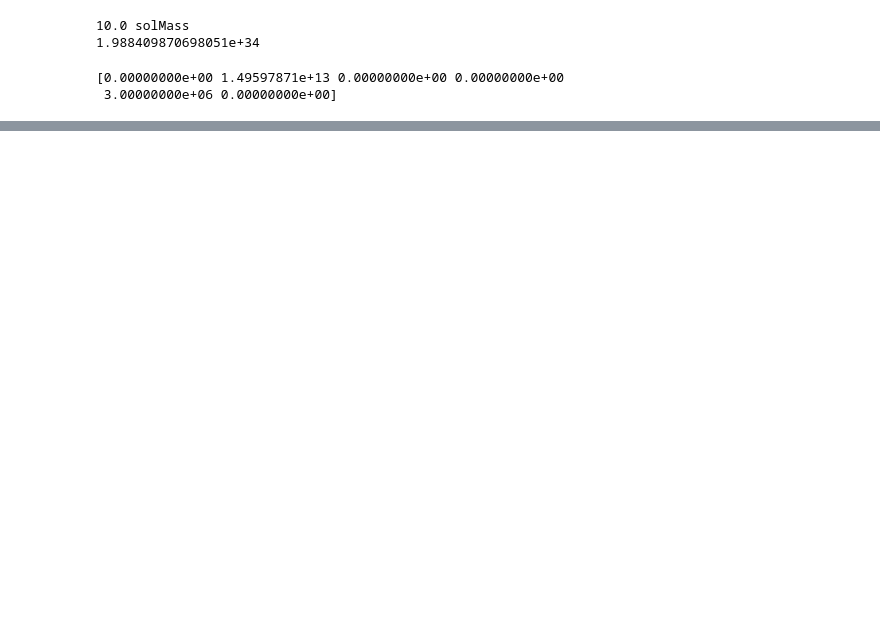
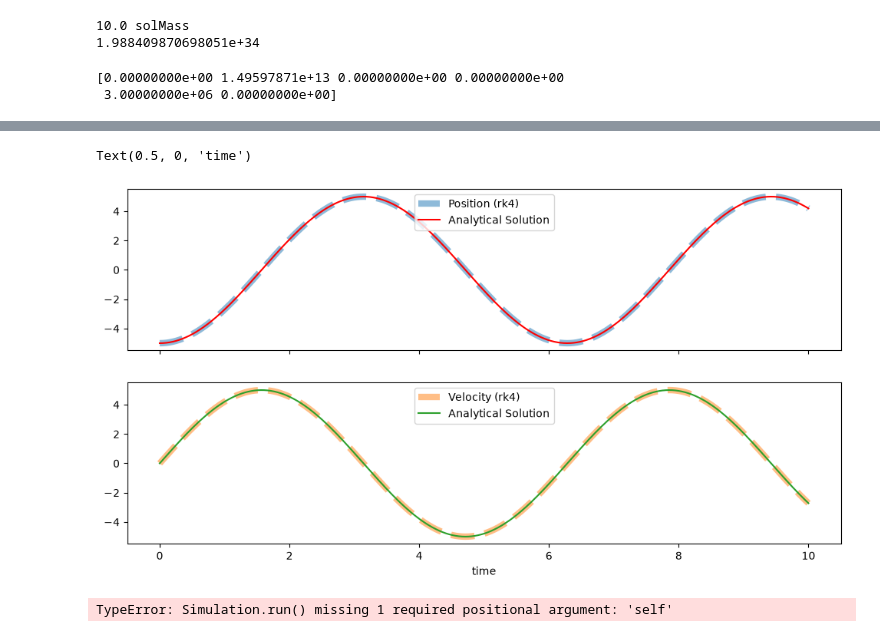
Before and after one commit to NickGunder/Python4Astronomers, a Jupyter notebook: rk4_orbiter_day1.ipynb, the cells around one changed output, grey strips where cells are left out. Saved outputs shown, nothing was run; the diff lists cells and outputs as text; code cells hidden in the pictures; blank space fills up the shorter version.

```diff
--- a/rk4_orbiter_day1.ipynb
+++ b/rk4_orbiter_day1.ipynb
@@ -72,2 +108,33 @@ class Simulation():
 
 my_simulation = Simulation(bodies)
+# %%
+def rk4(t,dt,y,evaluate):
+    k1 = dt * evaluate(t, y)
+    k2 = dt * evaluate(t + 0.5*dt, y + 0.5*k1)
+    k3 = dt * evaluate(t + 0.5*dt, y + 0.5*k2)
+    k4 = dt * evaluate(t + dt, y + k3)
+
+    y_new = y + (1/6.)*(k1+ 2*k2 + 2*k3 + k4)
+    return y_new
+def evaluate_SHO(t,y,k=1):
+    '''
+    evaluate the SHO at time t and y=y.
+    Note: this diff eq has no time dependence
+    '''
+    v = y[1]
+    a = -k**2 * y[0]
+    return np.array([v,a])
+# %%
+y_0 = np.array([-5,0]) #initialize oscillator at x = -5, with 0 velocity.
+history = [y_0]
+ts = [0]
+dt = 0.01
+t = 10
+nsteps = int(T/dt)
+for i in range(nsteps):
+    y_new = rk4(t,dt,history[-1],evaluate_SHO)
+    history.append(y_new)
+    t = ts[-1] + dt
+    ts.append(t)
+history = np.array(history)
+ts = np.array(ts)
@@ -73,0 +151,18 @@ my_simulation = Simulation(bodies)
+# %%
+analytical_solution = -5*np.cos(ts)
+analytical_velocity = 5*np.sin(ts)
+fig, ax = plt.subplots(2,1,figsize=(12,6),sharex=True)
+ax[0].plot(ts,history[:,0],color='C0',lw=6,ls='--',label='Position (rk4)',alpha=0.5)
+ax[0].plot(ts,analytical_solution,color='r',label='Analytical Solution')
+ax[1].plot(ts,history[:,1],color='C1',lw=6,alpha=0.5,ls='--',label='Velocity (rk4)')
+ax[1].plot(ts,analytical_velocity,'C2',label='Analytical Solution')
+ax[0].legend(loc="upper center")
+ax[1].legend(loc="upper center")
+ax[-1].set_xlabel('time')
+# %% [output]
+Text(0.5, 0, 'time')
+[figure, added]
+# %%
+Simulation.run(T=10*u.day,dt=u.hr,t0=0)
+# %% [output]
+TypeError: Simulation.run() missing 1 required positional argument: 'self'
```
Also changed, not shown: parts of 2 cells of this notebook.
